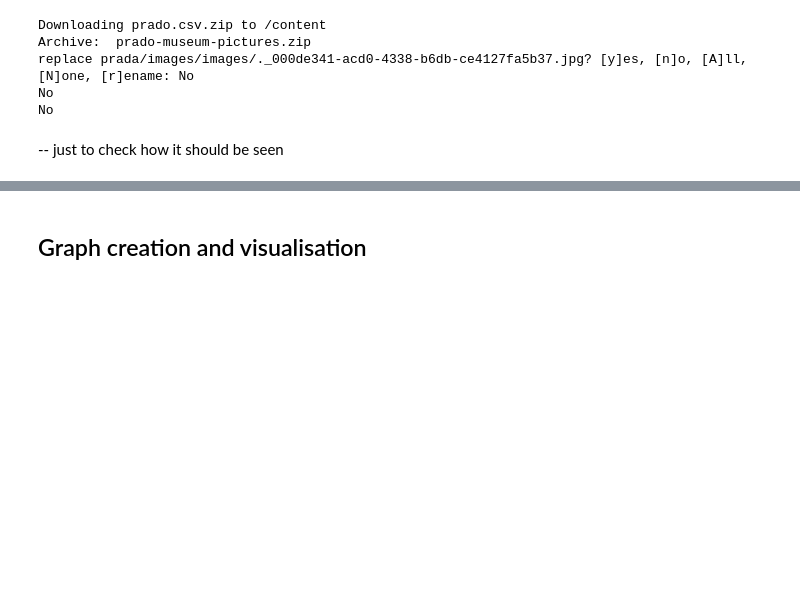
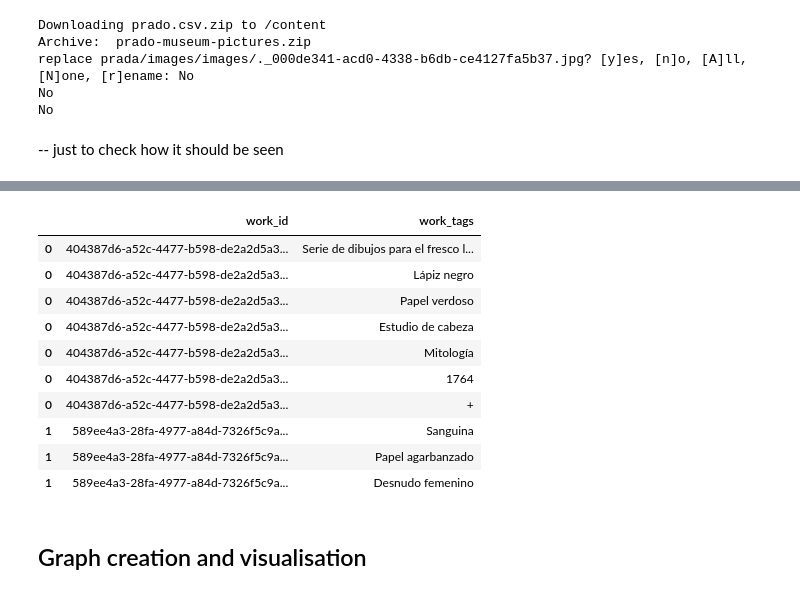
Before and after one commit to dariashcherbakovaaa/Algorithms-for-massive-data, a Jupyter notebook: Algorithms_for_massive_data.ipynb, the cells around one changed output, grey strips where cells are left out. Cells and saved outputs as stored; diff of their text form; code cells hidden in the pictures; blank space fills up the shorter version.

```diff
--- a/Algorithms_for_massive_data.ipynb
+++ b/Algorithms_for_massive_data.ipynb
@@ -156,0 +143,3 @@ for _, row in df.iterrows():
+# %%
+prada = prada.assign(work_tags=prada['work_tags'].str.split(';')).explode('work_tags')
+prada.head(5)
@@ -157,2 +160,16 @@ for _, row in df.iterrows():
+# %%
+prada.head(10)
+# %% [output]
+|  | work_id | work_tags |
+| 0 | 404387d6-a52c-4477-b598-de2a2d5a3... | Serie de dibujos para el fresco l... |
+| 0 | 404387d6-a52c-4477-b598-de2a2d5a3... | Lápiz negro |
+| 0 | 404387d6-a52c-4477-b598-de2a2d5a3... | Papel verdoso |
+| 0 | 404387d6-a52c-4477-b598-de2a2d5a3... | Estudio de cabeza |
+| 0 | 404387d6-a52c-4477-b598-de2a2d5a3... | Mitología |
+| 0 | 404387d6-a52c-4477-b598-de2a2d5a3... | 1764 |
+| 0 | 404387d6-a52c-4477-b598-de2a2d5a3... | + |
+| 1 | 589ee4a3-28fa-4977-a84d-7326f5c9a... | Sanguina |
+| 1 | 589ee4a3-28fa-4977-a84d-7326f5c9a... | Papel agarbanzado |
+| 1 | 589ee4a3-28fa-4977-a84d-7326f5c9a... | Desnudo femenino |
 # %% [markdown]
 ## Graph creation and visualisation
```
Also changed, not shown: parts of 19 cells of this notebook.
